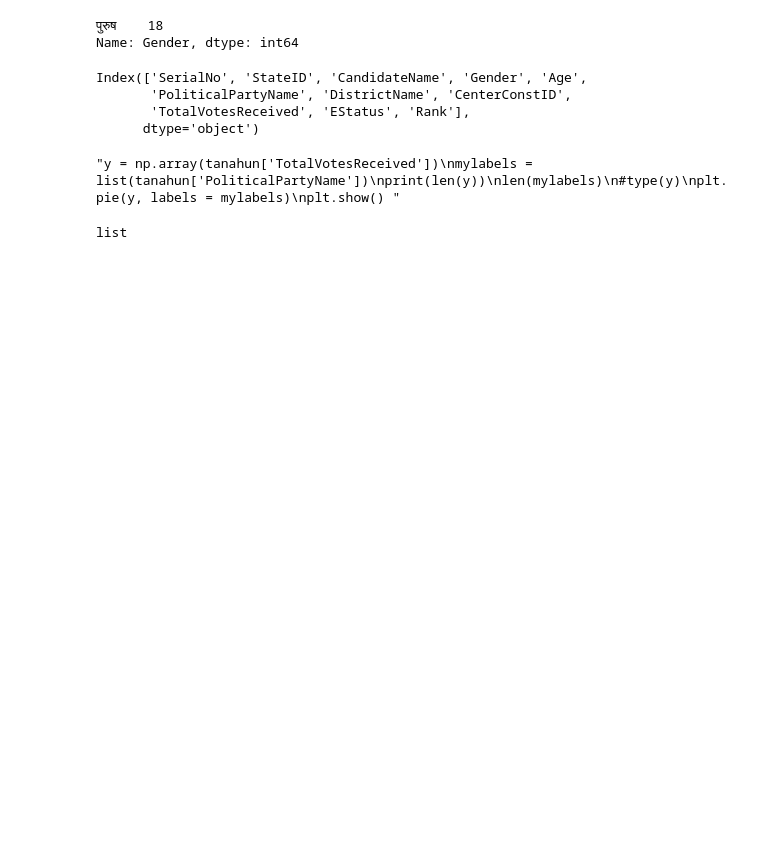
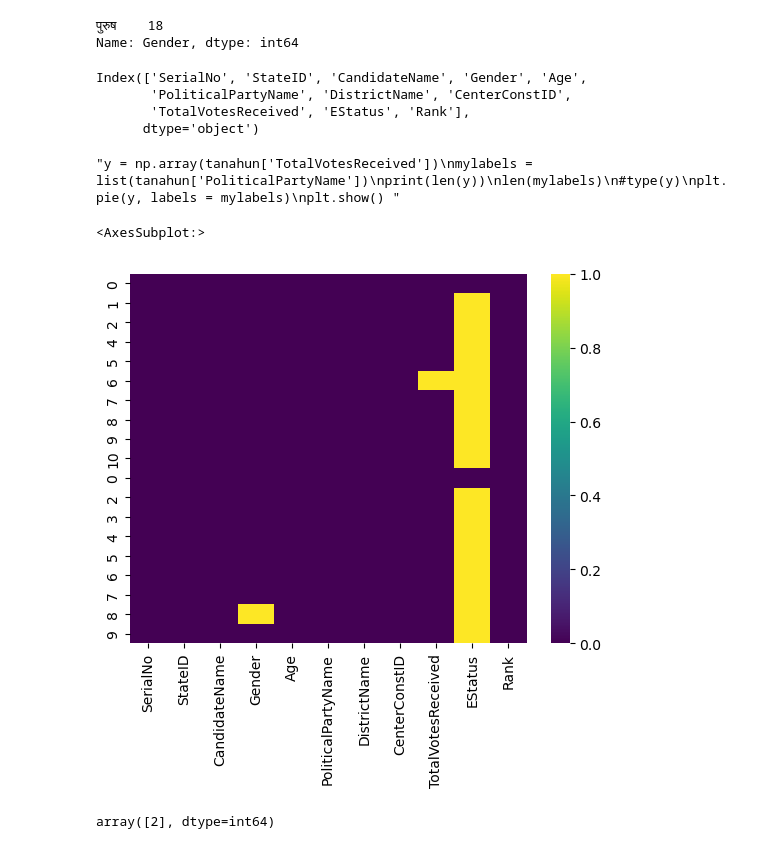
Before and after one commit to rasmibhattarai72/Datathon_ices, a Jupyter notebook: Datathon/Untitled.ipynb, the cells around one changed output. Saved outputs shown, nothing was run; the diff lists cells and outputs as text; code cells hidden in the pictures; blank space fills up the shorter version.

```diff
--- a/Datathon/Untitled.ipynb
+++ b/Datathon/Untitled.ipynb
@@ -249,9 +249,17 @@ plt.show() '''
 # %%
 y = np.array([35, 25, 25, 15])
 mylabels = ["Apples", "Bananas", "Cherries", "Dates"]
-type(mylabels)
+#type(mylabels)
 #type(y)
 #plt.pie(y, labels = mylabels)
 #plt.show()
-# %% [output]
-list
+# %%
+import seaborn as sns
+sns.heatmap(tanahun.isnull(),cmap = 'viridis')
+# %% [output]
+<AxesSubplot:>
+[figure, added]
+# %%
+tanahun['EStatus'].value_counts().unique()
+# %% [output]
+array([2], dtype=int64)
```
Also changed, not shown: parts of 10 cells of this notebook.
